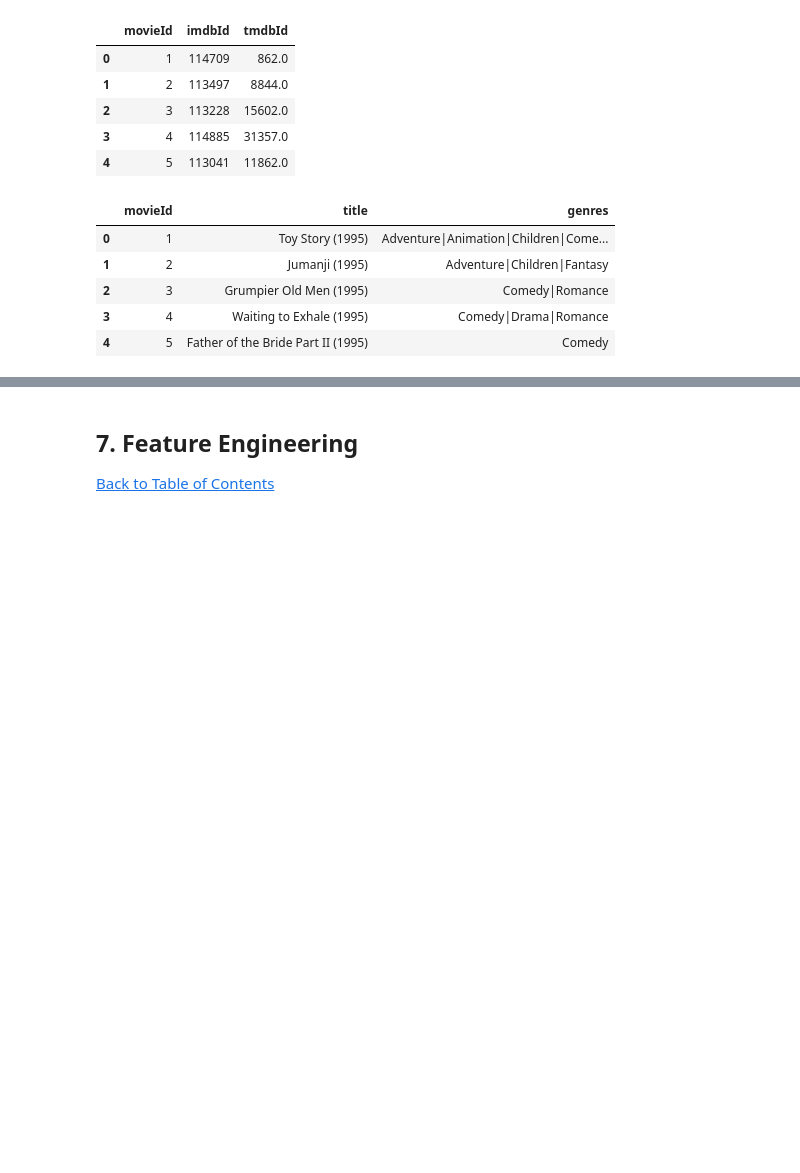
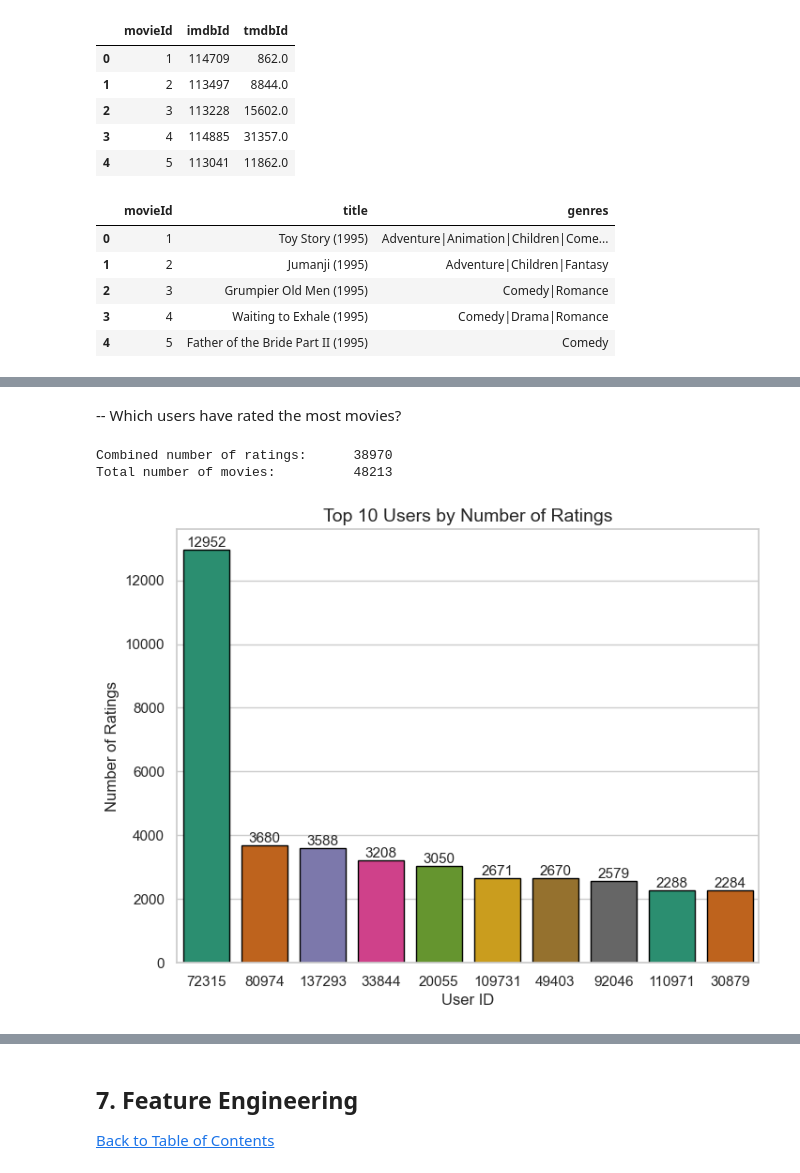
Before and after one commit to Mutiso-ac/Unsupervised-Predict-TeamBM5-2023, a Jupyter notebook: TeamBM5_Unsup_Learning_Notebbok.ipynb, the cells around one changed output, grey strips where cells are left out. Cells and saved outputs as stored; diff of their text form; code cells hidden in the pictures; blank space fills up the shorter version.

```diff
--- a/TeamBM5_Unsup_Learning_Notebbok.ipynb
+++ b/TeamBM5_Unsup_Learning_Notebbok.ipynb
@@ -51,5 +133,14 @@ import pandas as pd
 ## 4. Loading and inspecting the data
 <a href=#cont>Back to Table of Contents
 # %%
-train_df = pd.read_csv("dataset/train.csv")
-train_df.head()
+# import dataset
+
+genome_score = pd.read_csv('Dataset/genome_scores.csv')
+genome_tags = pd.read_csv('Dataset/genome_tags.csv')
+imdb_df = pd.read_csv('Dataset/imdb_data.csv')
+links_df = pd.read_csv('Dataset/links.csv')
+sample_submission_df = pd.read_csv('Dataset/sample_submission.csv')
+tags_df = pd.read_csv('Dataset/tags.csv')
+movies_df = pd.read_csv('Dataset/movies.csv')
+test_df = pd.read_csv('Dataset/test.csv')
+train_df = pd.read_csv('Dataset/train.csv')
@@ -136,0 +311,29 @@ movies_df.head()
+# %% [markdown]
+-- Which users have rated the most movies?
+# %%
+def user_ratings_count(df, n):
+    """
+    Counts the number of ratings for each user and creates a bar plot showing the top n users by the number of ratings.
+
+    Parameters:
+    df (DataFrame): Input DataFrame containing user ratings.
+    n (int): Number of top users to display in the bar plot.
+    """
+
+    plt.figure(figsize=(8,6))
+    data = df['userId'].value_counts().head(n)
+    ax = sns.barplot(x=data.index, y=data, order=data.index, palette='Dark2', edgecolor="black")
+    for p in ax.patches:
+        ax.text(p.get_x() + p.get_width() / 2., p.get_height(), '%d' % int(p.get_height()), fontsize=11, ha='center', va='bottom')
+    plt.title(f'Top {n} Users by Number of Ratings', fontsize=14)
+    plt.xlabel('User ID')
+    plt.ylabel('Number of Ratings')
+    print("Combined number of ratings:\t", df['userId'].value_counts().head(n).sum(),
+          "\nTotal number of movies:\t\t", df['movieId'].nunique())
+    plt.show()
+# %%
+user_ratings_count(train_df,10)
+# %% [output]
+Combined number of ratings:      38970
+Total number of movies:          48213
+[figure, added]
```
Also changed, not shown: parts of 61 cells of this notebook.
